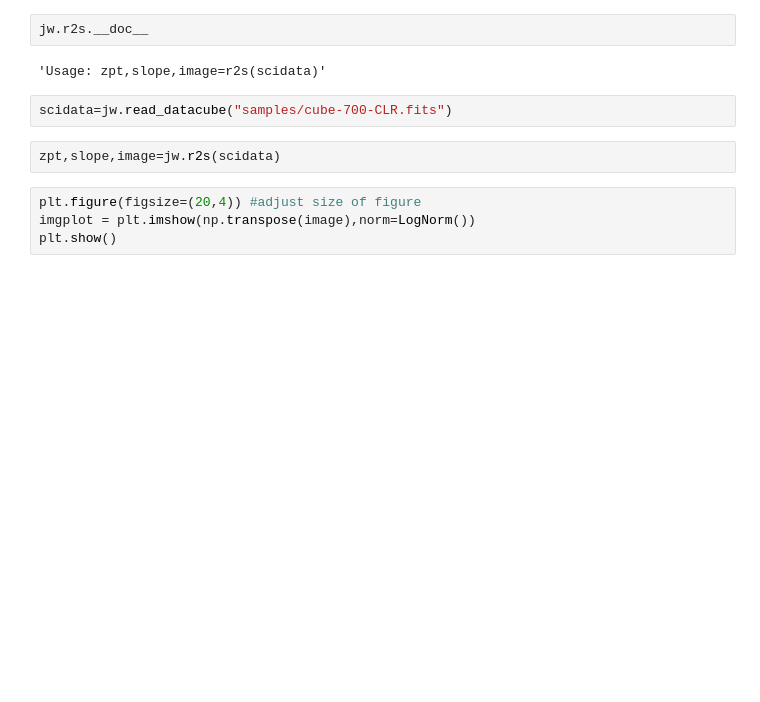
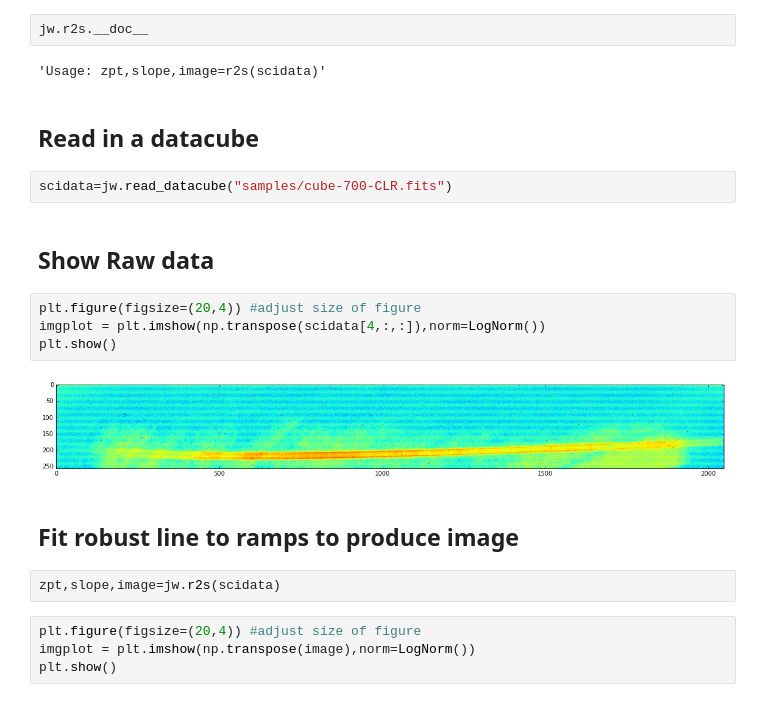
Before and after one commit to jasonfrowe/JWSTNIRISS, a Jupyter notebook: Examples and Checks.ipynb, the cells around one changed output. Cells and saved outputs as stored; diff of their text form; blank space fills up the shorter version.

```diff
--- a/Examples and Checks.ipynb
+++ b/Examples and Checks.ipynb
@@ -18,8 +26,20 @@ jw.read_datacube.__doc__
 jw.r2s.__doc__
 # %% [output]
 'Usage: zpt,slope,image=r2s(scidata)'
+# %% [markdown]
+## Read in a datacube
 # %%
 scidata=jw.read_datacube("samples/cube-700-CLR.fits")
+# %% [markdown]
+## Show Raw data
+# %%
+plt.figure(figsize=(20,4)) #adjust size of figure
+imgplot = plt.imshow(np.transpose(scidata[4,:,:]),norm=LogNorm())
+plt.show()
+# %% [output]
+[figure, added]
+# %% [markdown]
+## Fit robust line to ramps to produce image
 # %%
 zpt,slope,image=jw.r2s(scidata)
 # %%
```
Also changed, not shown: parts of 4 cells of this notebook, 1 other file.
